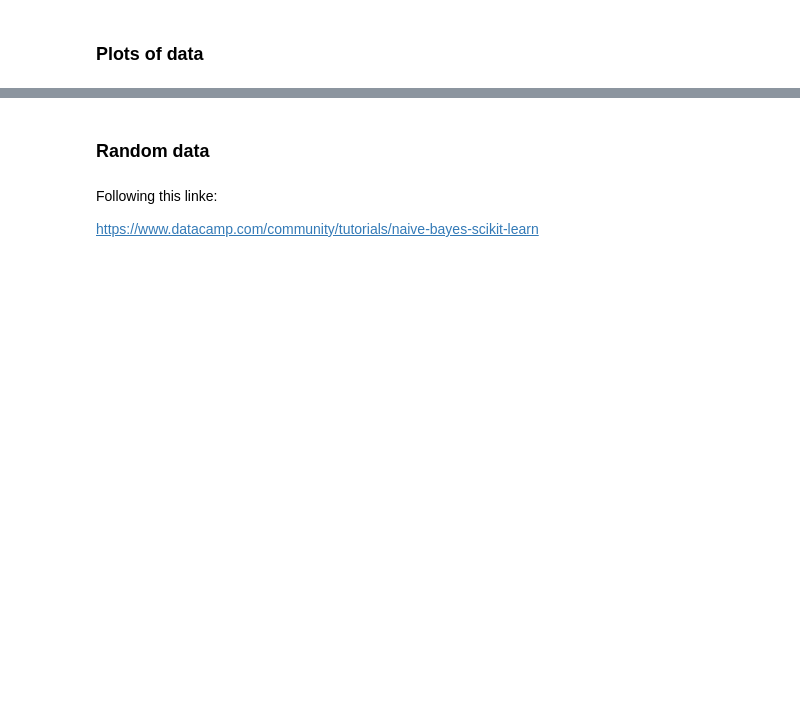
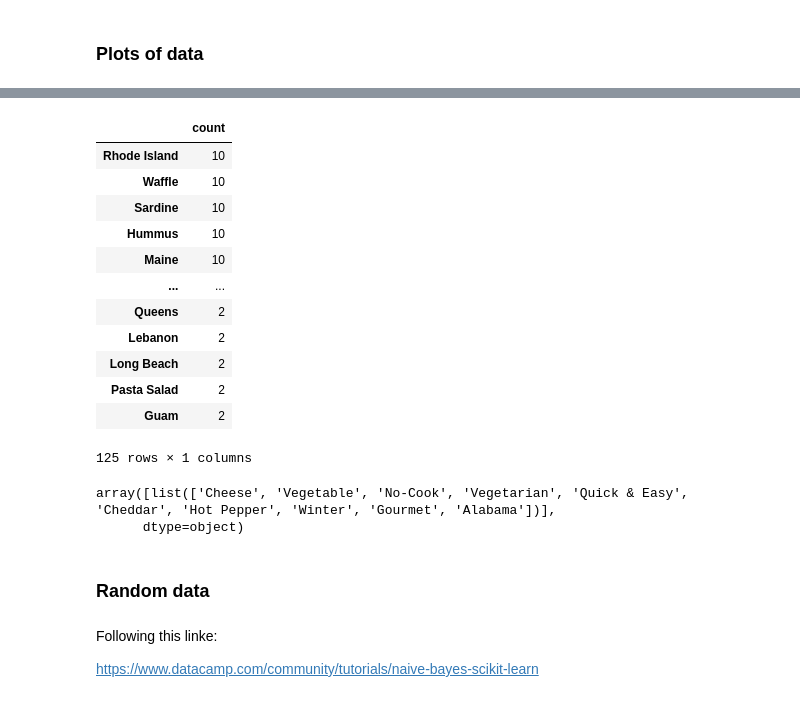
Before and after one commit to Sisyphus192/deep-dishes, a Jupyter notebook: notebooks/Correlation.ipynb, the cells around one changed output, grey strips where cells are left out. Saved outputs shown, nothing was run; the diff lists cells and outputs as text; code cells hidden in the pictures; blank space fills up the shorter version.

```diff
--- a/notebooks/Correlation.ipynb
+++ b/notebooks/Correlation.ipynb
@@ -24,3 +79,27 @@ Name: tags, dtype: object
+# %%
+tags_name.drop(tags_name.loc[tags_name['count'] == 1].index,inplace=True)
+# %%
+tags_name.loc[tags_name['count'] <= 10]
+# %% [output]
+|  | count |
+| Rhode Island | 10 |
+| Waffle | 10 |
+| Sardine | 10 |
+| Hummus | 10 |
+| Maine | 10 |
+| ... | ... |
+| Queens | 2 |
+| Lebanon | 2 |
+| Long Beach | 2 |
+| Pasta Salad | 2 |
+| Guam | 2 |
+125 rows × 1 columns
+# %%
+tags_name = np.array(epi_data_df["tags"].head(1))
+tags_name
+# %% [output]
+array([list(['Cheese', 'Vegetable', 'No-Cook', 'Vegetarian', 'Quick & Easy', 'Cheddar', 'Hot Pepper', 'Winter', 'Gourmet', 'Alabama'])],
+      dtype=object)
 # %%
 # epi_data_df.describe()
 # %% [markdown]
```
Also changed, not shown: parts of 11 cells of this notebook.
